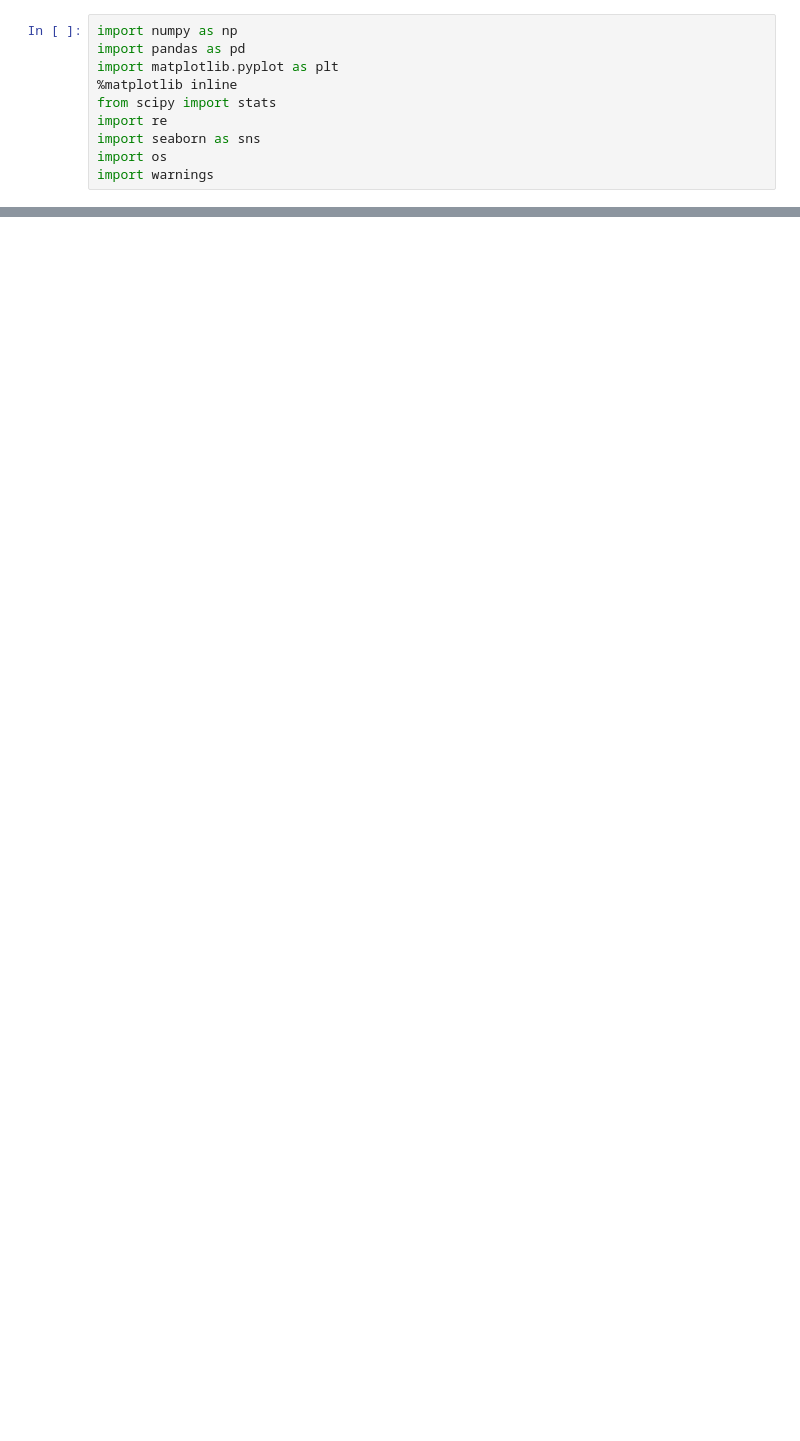
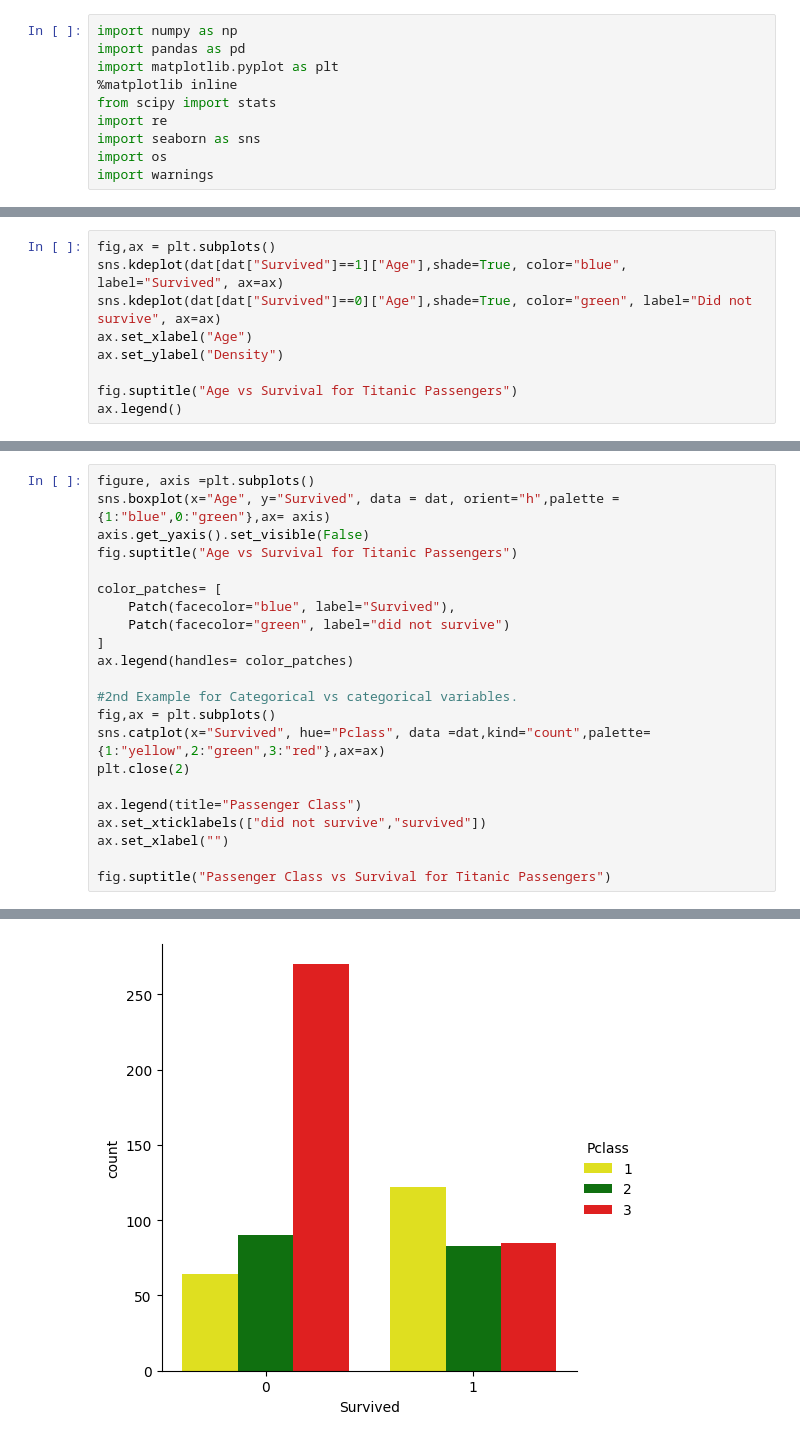
Before and after one commit to shashwatsrii/Machine_Learning, a Jupyter notebook: Data Analysis/Titanic_dataset/titanicEDA.ipynb, the cells around one changed output, grey strips where cells are left out. Drawn from its saved outputs; the diff is of its cells as text; blank space fills up the shorter version.

```diff
--- a/Data Analysis/Titanic_dataset/titanicEDA.ipynb
+++ b/Data Analysis/Titanic_dataset/titanicEDA.ipynb
@@ -85,0 +42,9 @@ TypeError: ignored
+# %%
+fig,ax = plt.subplots()
+sns.kdeplot(dat[dat["Survived"]==1]["Age"],shade=True, color="blue", label="Survived", ax=ax)
+sns.kdeplot(dat[dat["Survived"]==0]["Age"],shade=True, color="green", label="Did not survive", ax=ax)
+ax.set_xlabel("Age")
+ax.set_ylabel("Density")
+
+fig.suptitle("Age vs Survival for Titanic Passengers")
+ax.legend()
@@ -85,0 +63,23 @@ TypeError: ignored
+# %%
+figure, axis =plt.subplots()
+sns.boxplot(x="Age", y="Survived", data = dat, orient="h",palette ={1:"blue",0:"green"},ax= axis)
+axis.get_yaxis().set_visible(False)
+fig.suptitle("Age vs Survival for Titanic Passengers")
+
+color_patches= [
+    Patch(facecolor="blue", label="Survived"),
+    Patch(facecolor="green", label="did not survive")
+]
+ax.legend(handles= color_patches)
+
+#2nd Example for Categorical vs categorical variables.
+fig,ax = plt.subplots()
+sns.catplot(x="Survived", hue="Pclass", data =dat,kind="count",palette= {1:"yellow",2:"green",3:"red"},ax=ax)
+plt.close(2)
+
+ax.legend(title="Passenger Class")
+ax.set_xticklabels(["did not survive","survived"])
+ax.set_xlabel("")
+
+fig.suptitle("Passenger Class vs Survival for Titanic Passengers")
+# %% [output]
@@ -85,0 +89 @@ TypeError: ignored
+[figure, added]
```
Also changed, not shown: parts of 6 cells of this notebook.
